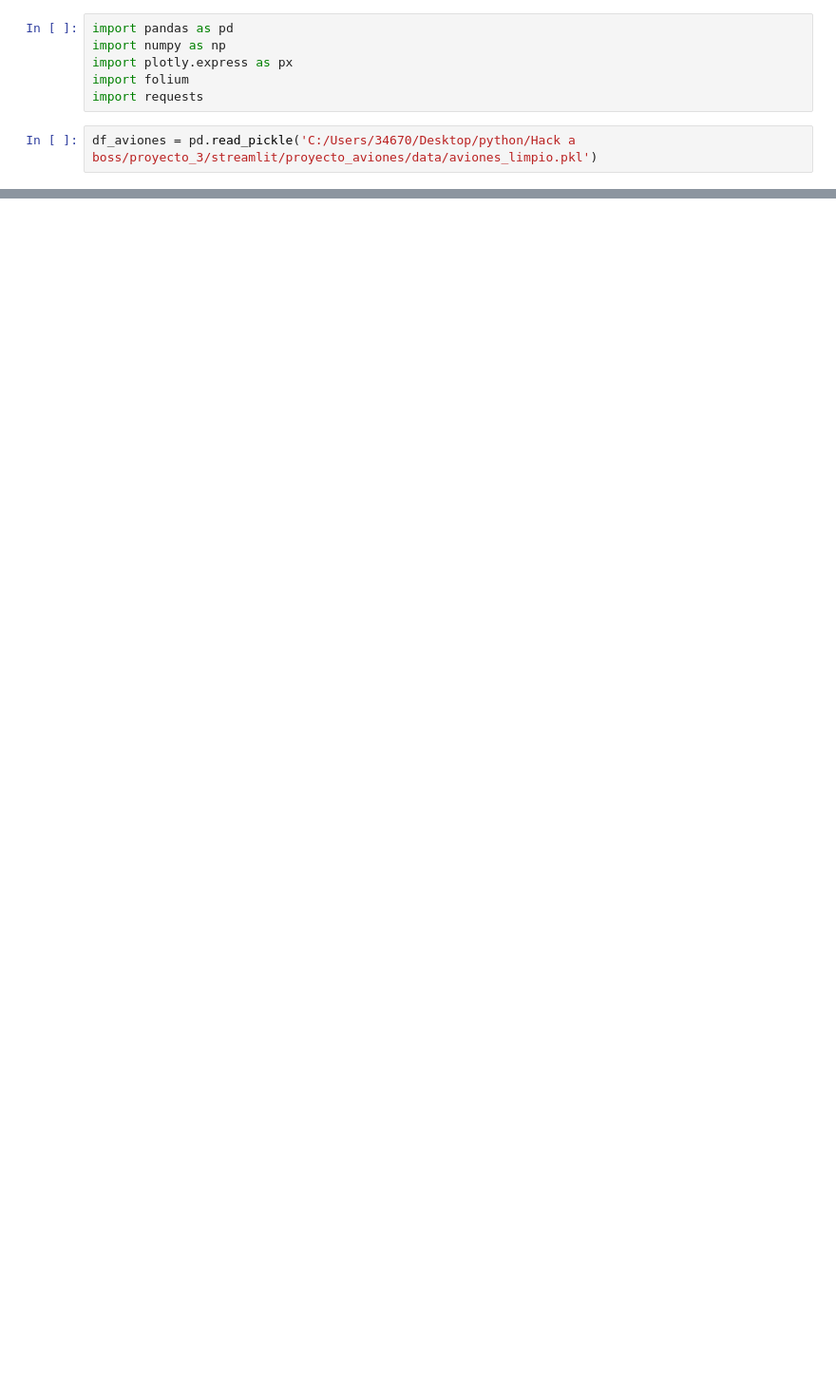
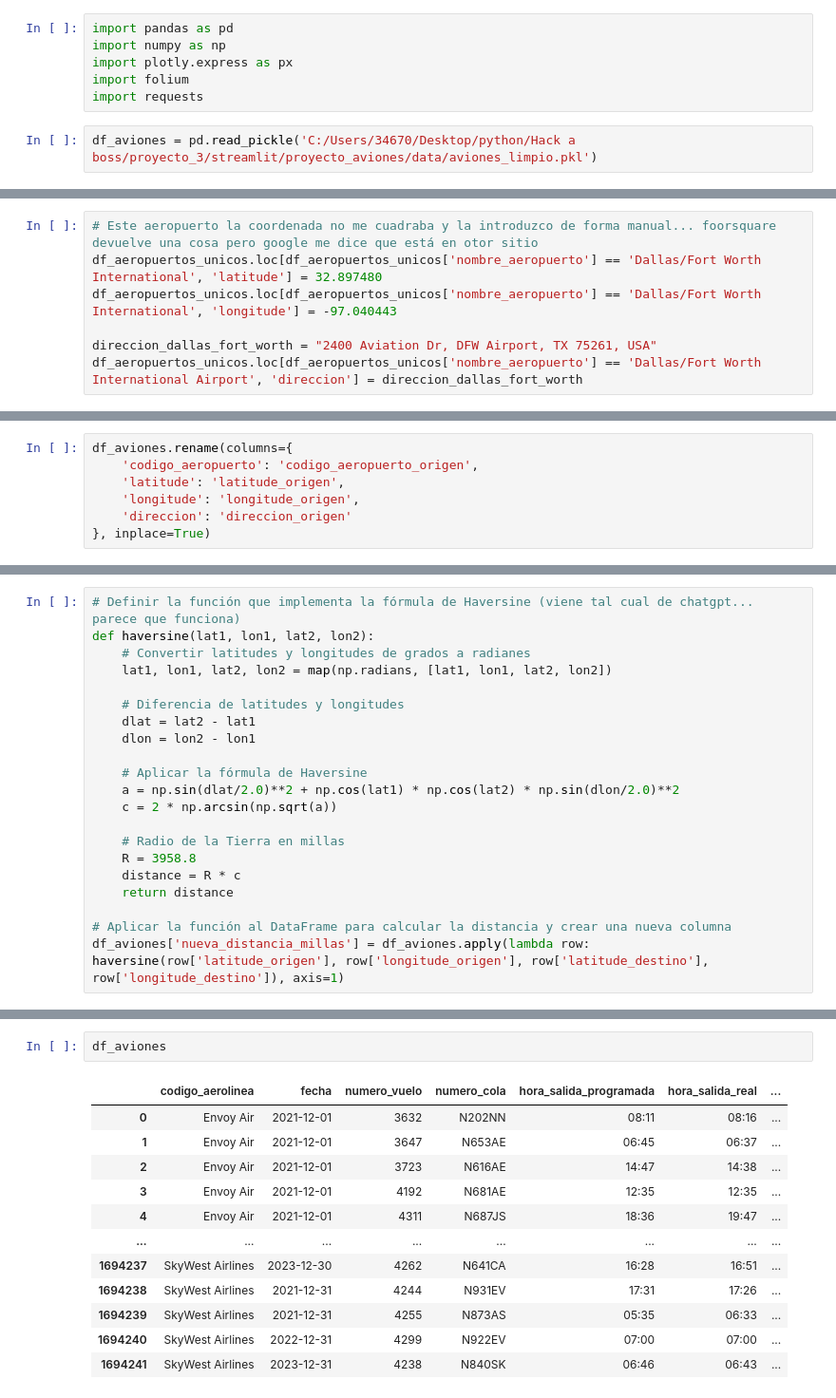
Before and after one commit to RubenMaestre/proyecto_aviones, a Jupyter notebook: cuadernos/aeropuertos.ipynb, the cells around one changed output, grey strips where cells are left out. Shown at 95% size. Drawn from its saved outputs; the diff is of its cells as text; blank space fills up the shorter version.

```diff
--- a/cuadernos/aeropuertos.ipynb
+++ b/cuadernos/aeropuertos.ipynb
@@ -254 +625,8 @@ print(df_aeropuertos_unicos.head())
+# %%
+# Este aeropuerto la coordenada no me cuadraba y la introduzco de forma manual... foorsquare devuelve una cosa pero google me dice que está en otor sitio
+df_aeropuertos_unicos.loc[df_aeropuertos_unicos['nombre_aeropuerto'] == 'Dallas/Fort Worth International', 'latitude'] = 32.897480
+df_aeropuertos_unicos.loc[df_aeropuertos_unicos['nombre_aeropuerto'] == 'Dallas/Fort Worth International', 'longitude'] = -97.040443
+
+direccion_dallas_fort_worth = "2400 Aviation Dr, DFW Airport, TX 75261, USA"
+df_aeropuertos_unicos.loc[df_aeropuertos_unicos['nombre_aeropuerto'] == 'Dallas/Fort Worth International Airport', 'direccion'] = direccion_dallas_fort_worth
 # %%
@@ -272,0 +712,7 @@ df_aeropuertos_unicos.to_csv('C:/Users/34670/Desktop/python/Hack a boss/proyecto
+# %%
+df_aviones.rename(columns={
+    'codigo_aeropuerto': 'codigo_aeropuerto_origen',
+    'latitude': 'latitude_origen',
+    'longitude': 'longitude_origen',
+    'direccion': 'direccion_origen'
+}, inplace=True)
@@ -272,0 +732,21 @@ df_aeropuertos_unicos.to_csv('C:/Users/34670/Desktop/python/Hack a boss/proyecto
+# %%
+# Definir la función que implementa la fórmula de Haversine (viene tal cual de chatgpt... parece que funciona)
+def haversine(lat1, lon1, lat2, lon2):
+    # Convertir latitudes y longitudes de grados a radianes
+    lat1, lon1, lat2, lon2 = map(np.radians, [lat1, lon1, lat2, lon2])
+
+    # Diferencia de latitudes y longitudes
+    dlat = lat2 - lat1
+    dlon = lon2 - lon1
+
+    # Aplicar la fórmula de Haversine
+    a = np.sin(dlat/2.0)**2 + np.cos(lat1) * np.cos(lat2) * np.sin(dlon/2.0)**2
+    c = 2 * np.arcsin(np.sqrt(a))
+
+    # Radio de la Tierra en millas
+    R = 3958.8
+    distance = R * c
+    return distance
+
+# Aplicar la función al DataFrame para calcular la distancia y crear una nueva columna
+df_aviones['nueva_distancia_millas'] = df_aviones.apply(lambda row: haversine(row['latitude_origen'], row['longitude_origen'], row['latitude_destino'], row['longitude_destino']), axis=1)
@@ -272,0 +775,15 @@ df_aeropuertos_unicos.to_csv('C:/Users/34670/Desktop/python/Hack a boss/proyecto
+# %%
+df_aviones
+# %% [output]
+|  | codigo_aerolinea | fecha | numero_vuelo | numero_cola | hora_salida_programada | hora_salida_real | ... |
+| 0 | Envoy Air | 2021-12-01 | 3632 | N202NN | 08:11 | 08:16 | ... |
+| 1 | Envoy Air | 2021-12-01 | 3647 | N653AE | 06:45 | 06:37 | ... |
+| 2 | Envoy Air | 2021-12-01 | 3723 | N616AE | 14:47 | 14:38 | ... |
+| 3 | Envoy Air | 2021-12-01 | 4192 | N681AE | 12:35 | 12:35 | ... |
+| 4 | Envoy Air | 2021-12-01 | 4311 | N687JS | 18:36 | 19:47 | ... |
+| ... | ... | ... | ... | ... | ... | ... | ... |
+| 1694237 | SkyWest Airlines | 2023-12-30 | 4262 | N641CA | 16:28 | 16:51 | ... |
+| 1694238 | SkyWest Airlines | 2021-12-31 | 4244 | N931EV | 17:31 | 17:26 | ... |
+| 1694239 | SkyWest Airlines | 2021-12-31 | 4255 | N873AS | 05:35 | 06:33 | ... |
+| 1694240 | SkyWest Airlines | 2022-12-31 | 4299 | N922EV | 07:00 | 07:00 | ... |
+| 1694241 | SkyWest Airlines | 2023-12-31 | 4238 | N840SK | 06:46 | 06:43 | ... |
```
Also changed, not shown: parts of 22 cells of this notebook, 11 other files.
